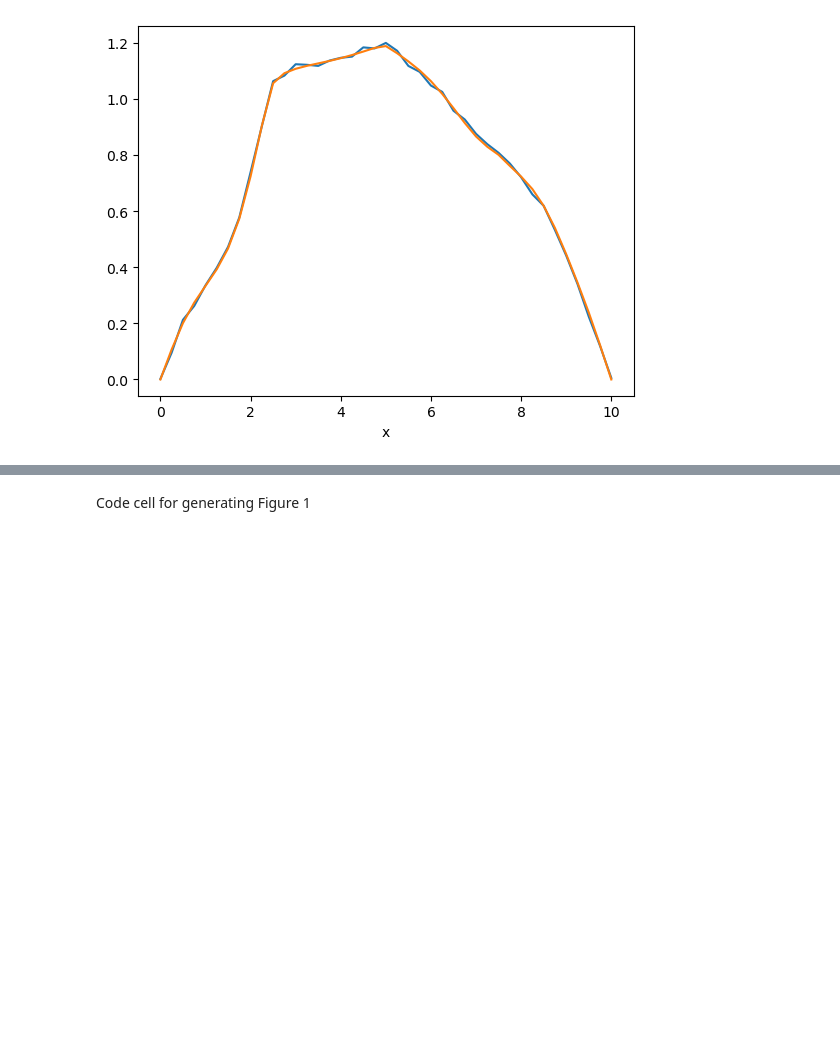
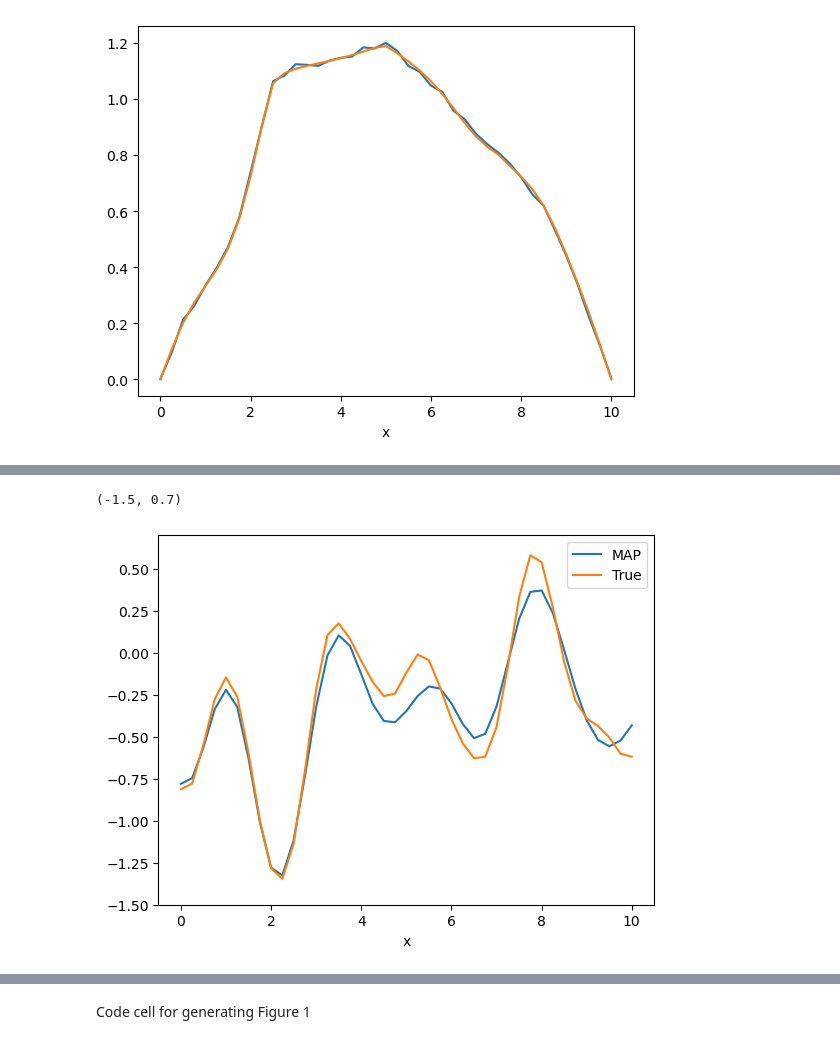
Before and after one commit to CUQI-DTU/Paper-Implicit, a Jupyter notebook: pde_myula/intro_example_Poisson.ipynb, the cells around one changed output, grey strips where cells are left out. Drawn from its saved outputs; the diff is of its cells as text; code cells hidden in the pictures; blank space fills up the shorter version.

```diff
--- a/pde_myula/intro_example_Poisson.ipynb
+++ b/pde_myula/intro_example_Poisson.ipynb
@@ -192,3 +192,6 @@ y_true.plot()
 [figure]
 # %%
 BP = BayesianProblem(y, x).set_data(y=y_obs)
+# %%
+# map point
+map_x = BP.MAP()
@@ -194,0 +207,8 @@ BP = BayesianProblem(y, x).set_data(y=y_obs)
+# %%
+map_x.plot()
+dl.plot(x_true.funvals)#.plot('--')
+plt.legend(['MAP', 'True'])
+plt.ylim(-1.5, 0.7)
+# %% [output]
+(-1.5, 0.7)
+[figure, added]
```
Also changed, not shown: parts of 19 cells of this notebook.
